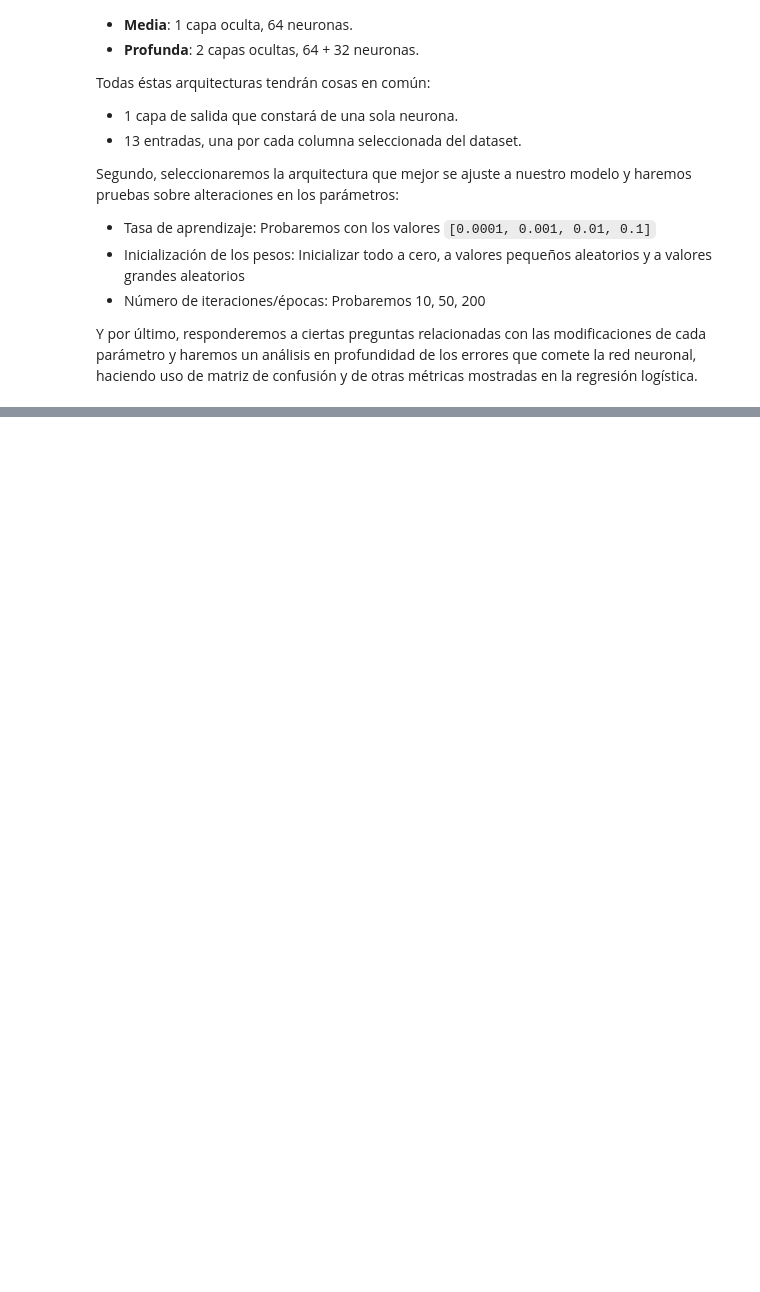
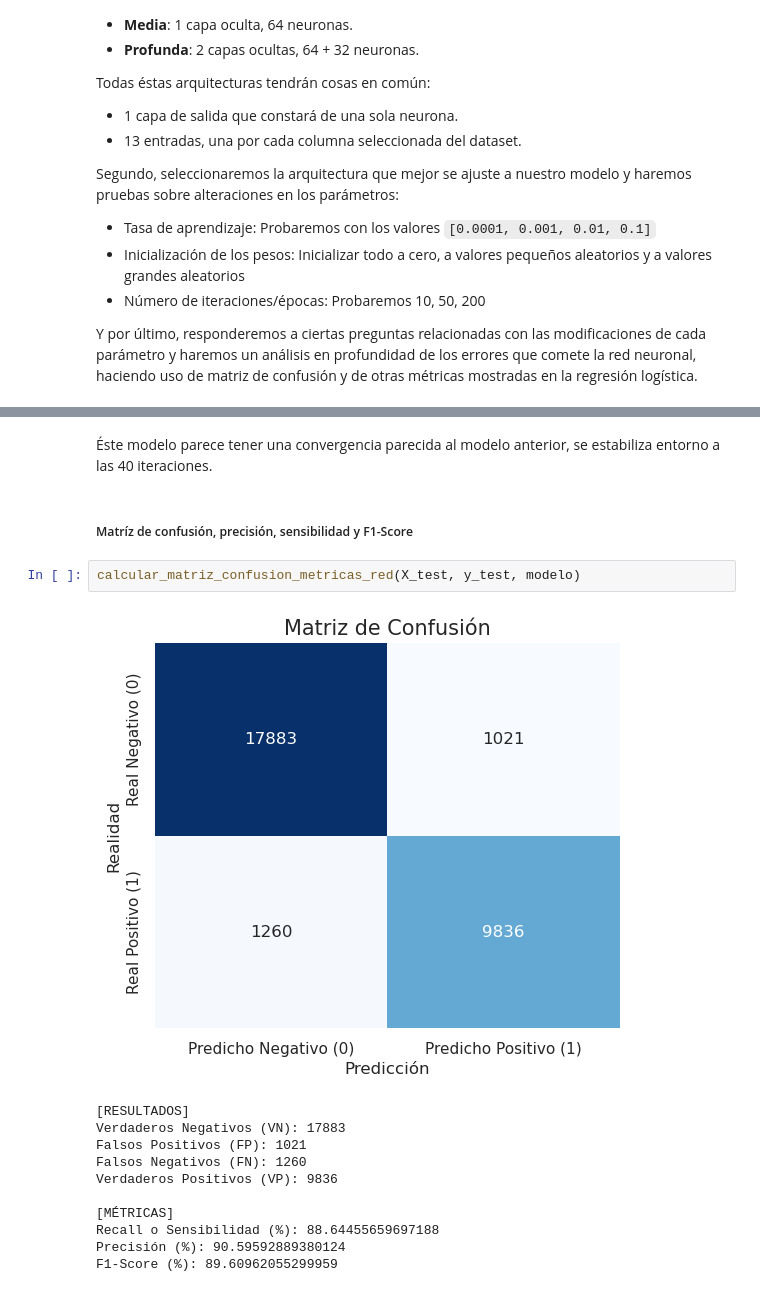
Before and after one commit to Val2a/trabajo-ia, a Jupyter notebook: RedesNeuronales.ipynb, the cells around one changed output, grey strips where cells are left out. Saved outputs shown, nothing was run; the diff lists cells and outputs as text; blank space fills up the shorter version.

```diff
--- a/RedesNeuronales.ipynb
+++ b/RedesNeuronales.ipynb
@@ -1203,0 +1223,18 @@ Aquí viene el punto importante: todo ésto significa que, incluso dependiendo d
+# %% [markdown]
+Éste modelo parece tener una convergencia parecida al modelo anterior, se estabiliza entorno a las 40 iteraciones.
+# %% [markdown]
+##### Matríz de confusión, precisión, sensibilidad y F1-Score
+# %%
+calcular_matriz_confusion_metricas_red(X_test, y_test, modelo)
+# %% [output]
+[figure, added]
+[RESULTADOS]
+Verdaderos Negativos (VN): 17883
+Falsos Positivos (FP): 1021
+Falsos Negativos (FN): 1260
+Verdaderos Positivos (VP): 9836
+
+[MÉTRICAS]
+Recall o Sensibilidad (%): 88.64455659697188
+Precisión (%): 90.59592889380124
+F1-Score (%): 89.60962055299959
```
Also changed, not shown: parts of 44 cells of this notebook.
